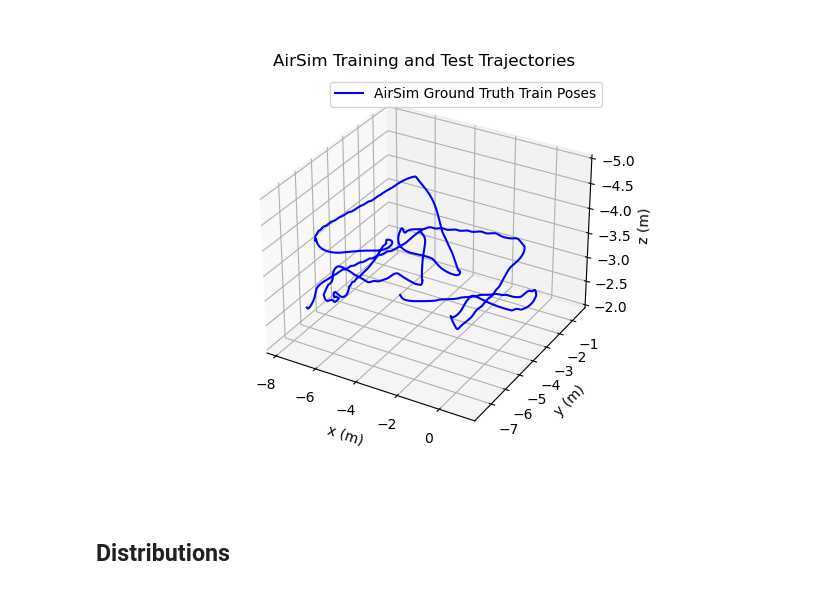
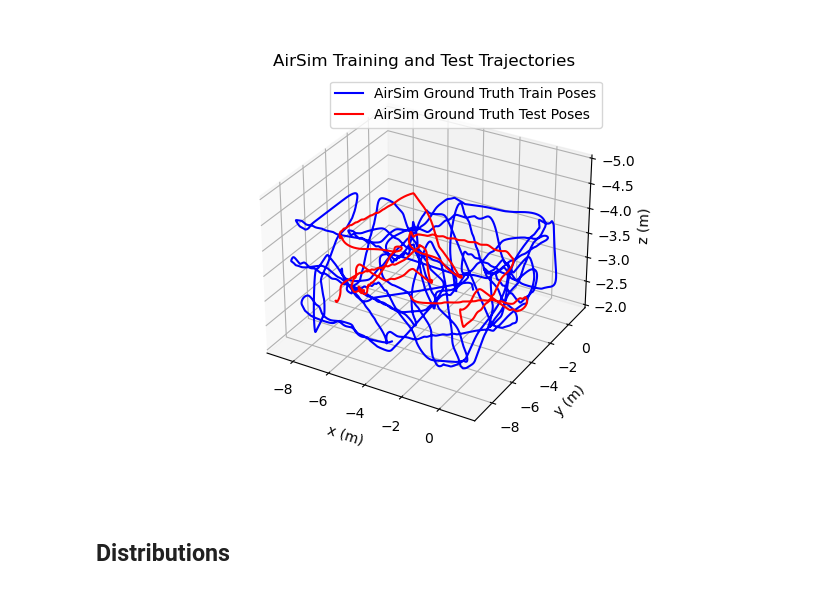
Before and after one commit to sytan98/Dataset-Collection-for-Pose-and-IMU, a Jupyter notebook: notebooks/data_vis_processing.ipynb, the cells around one changed output. Saved outputs shown, nothing was run; the diff lists cells and outputs as text; code cells hidden in the pictures.

```diff
--- a/notebooks/data_vis_processing.ipynb
+++ b/notebooks/data_vis_processing.ipynb
@@ -12,24 +12,22 @@ import pytransform3d.rotations as pr
 from utils import calc_quat_angle_error, integrate_angular_velocity, calc_rel_orientation
 # %%
 # train_data_noisy = pd.read_csv(f'D:/Imperial/FYP/captured_data/airsim_drone_mode/building_final/train/train_noisy.txt', sep=" ")
-train_data = pd.read_csv(f'D:/Imperial/FYP/captured_data/airsim_drone_mode/building_10fps/val/airsim_rec.txt', sep="\t")
-# val_data = pd.read_csv(f'D:/Imperial/FYP/captured_data/airsim_drone_mode/building_final/val/val.txt', sep=" ")
+train_data = pd.read_csv(f'D:/Imperial/FYP/captured_data/airsim_drone_mode/building_10fps/train/airsim_rec.txt', sep="\t")
+val_data = pd.read_csv(f'D:/Imperial/FYP/captured_data/airsim_drone_mode/building_10fps/val/airsim_rec.txt', sep="\t")
 # %%
 plt.figure()
 ax = plt.axes(projection= '3d')
 ax.plot3D(train_data["POS_X"], train_data["POS_Y"], train_data["POS_Z"], label = "AirSim Ground Truth Train Poses", color = 'blue')
-# ax.plot3D(train_data_noisy["noisy_POS_X"], train_data_noisy["noisy_POS_Y"], train_data_noisy["noisy_POS_Z"], label = "AirSim Ground Truth Train Poses", color = 'blue')
-# ax.scatter(train_data["POS_X"], train_data["POS_Y"], -train_data["POS_Z"], label = "GT train", color = 'blue')
-# ax.plot3D(val_data["POS_X"], val_data["POS_Y"], val_data["POS_Z"], label = "AirSim Ground Truth Val Poses", color = 'red')
+ax.plot3D(val_data["POS_X"], val_data["POS_Y"], val_data["POS_Z"], label = "AirSim Ground Truth Test Poses", color = 'red')
 ax.set_zlim([-2, -5])
 ax.set_xlabel("x (m)")
 ax.set_ylabel("y (m)")
 ax.set_zlabel("z (m)")
 ax.set_title("AirSim Training and Test Trajectories")
 ax.legend()
 plt.show()
 # %% [output]
-[figure, old version]
+[figure, new version]
 # %%
 # Calculate timestamp, time from start in seconds, and timestep between imu recordings
 train_data["timestamp"] = pd.to_datetime(train_data["timestamp"], unit='ns')
```
Also changed, not shown: parts of 1 cell of this notebook.
